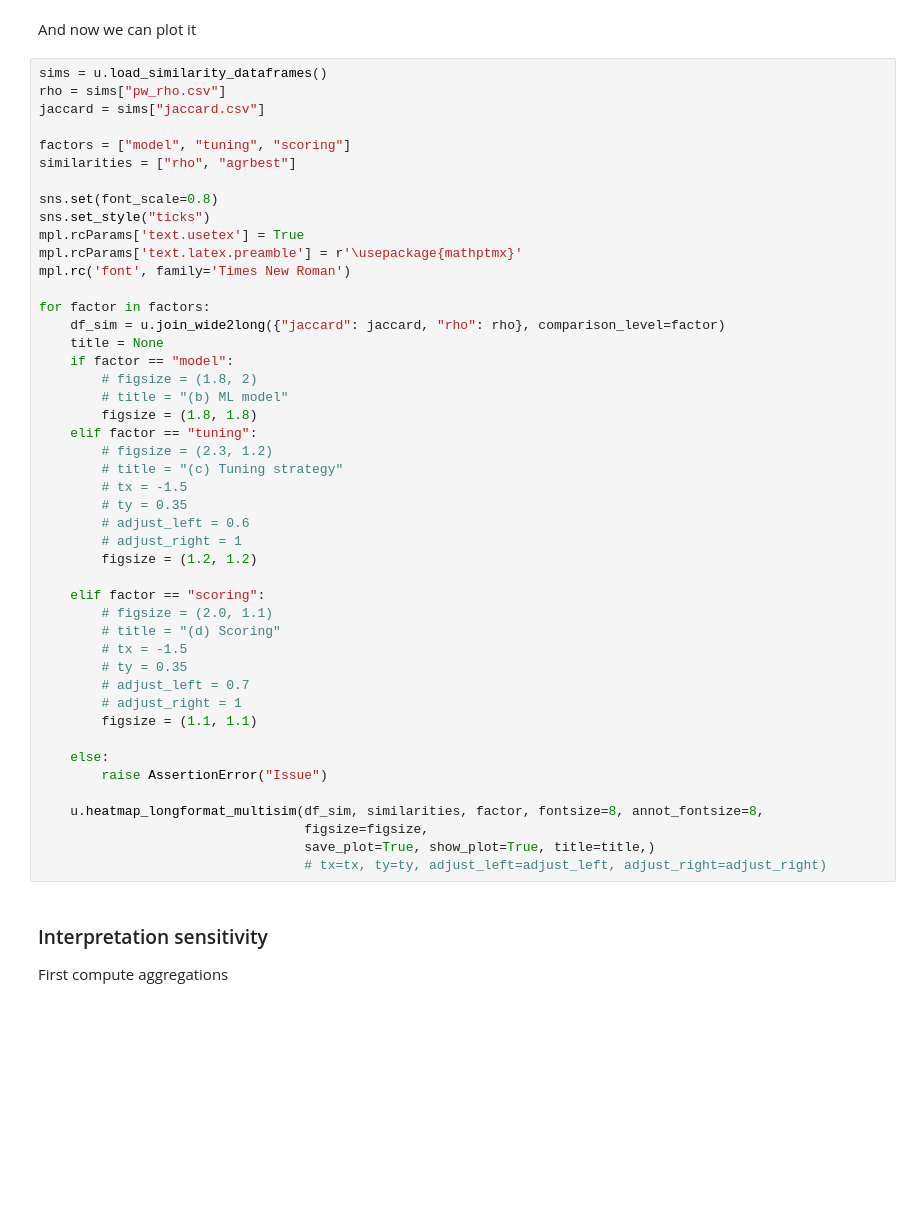
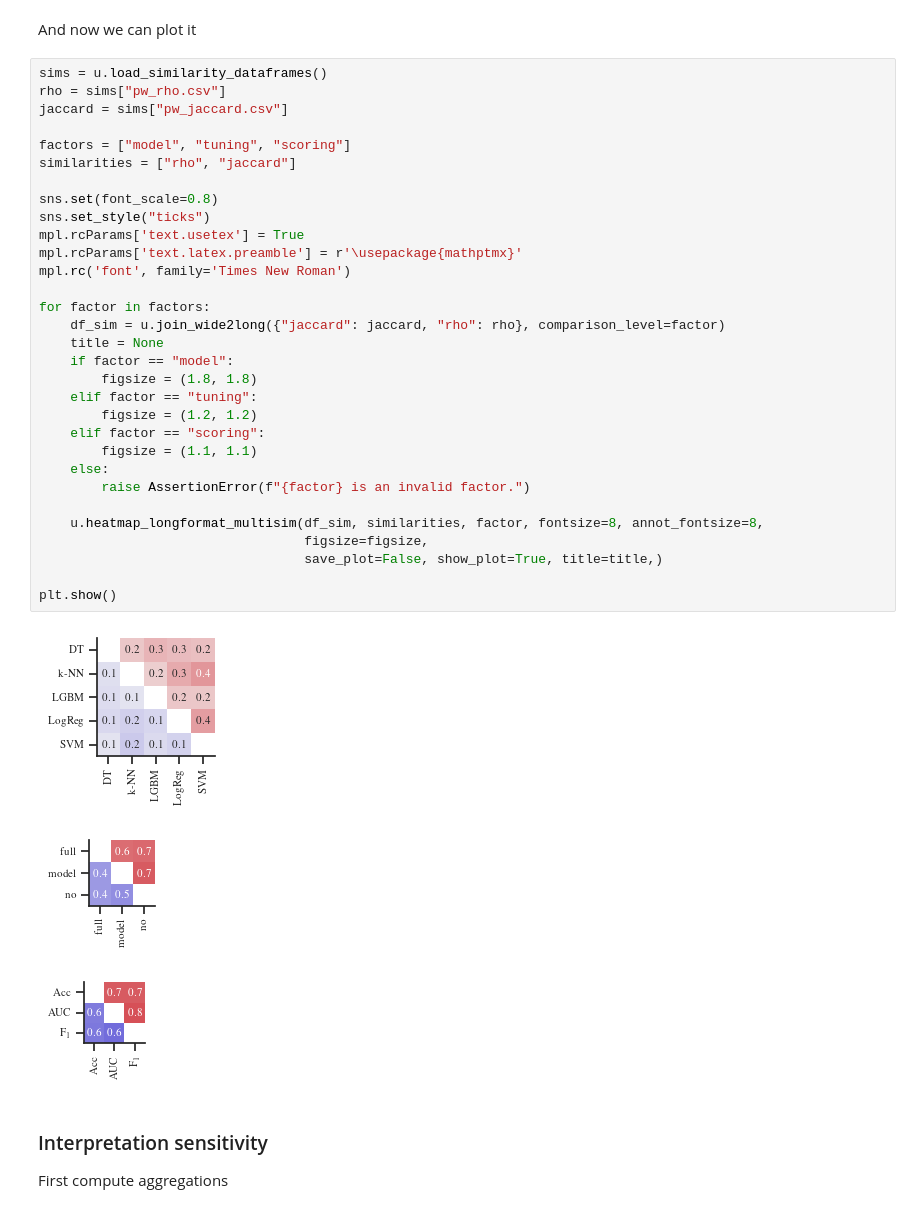
Before and after one commit to DrCohomology/EncoderBenchmarking, a Jupyter notebook: src/result_analysis.ipynb, the cells around one changed output. Saved outputs shown, nothing was run; the diff lists cells and outputs as text; blank space fills up the shorter version.

```diff
--- a/src/result_analysis.ipynb
+++ b/src/result_analysis.ipynb
@@ -44,49 +37,38 @@ And now we can plot it
 # %%
 sims = u.load_similarity_dataframes()
 rho = sims["pw_rho.csv"]
-jaccard = sims["jaccard.csv"]
+jaccard = sims["pw_jaccard.csv"]
 
 factors = ["model", "tuning", "scoring"]
-similarities = ["rho", "agrbest"]
+similarities = ["rho", "jaccard"]
 
 sns.set(font_scale=0.8)
 sns.set_style("ticks")
 mpl.rcParams['text.usetex'] = True
 mpl.rcParams['text.latex.preamble'] = r'\usepackage{mathptmx}'
 mpl.rc('font', family='Times New Roman')
 
 for factor in factors:
     df_sim = u.join_wide2long({"jaccard": jaccard, "rho": rho}, comparison_level=factor)
     title = None
     if factor == "model":
-        # figsize = (1.8, 2)
-        # title = "(b) ML model"
         figsize = (1.8, 1.8)
     elif factor == "tuning":
-        # figsize = (2.3, 1.2)
-        # title = "(c) Tuning strategy"
-        # tx = -1.5
-        # ty = 0.35
-        # adjust_left = 0.6
-        # adjust_right = 1
         figsize = (1.2, 1.2)
-
     elif factor == "scoring":
-        # figsize = (2.0, 1.1)
-        # title = "(d) Scoring"
-        # tx = -1.5
-        # ty = 0.35
-        # adjust_left = 0.7
-        # adjust_right = 1
         figsize = (1.1, 1.1)
-
     else:
-        raise AssertionError("Issue")
+        raise AssertionError(f"{factor} is an invalid factor.")
 
     u.heatmap_longformat_multisim(df_sim, similarities, factor, fontsize=8, annot_fontsize=8,
                                   figsize=figsize,
-                                  save_plot=True, show_plot=True, title=title,)
-                                  # tx=tx, ty=ty, adjust_left=adjust_left, adjust_right=adjust_right)
+                                  save_plot=False, show_plot=True, title=title,)
+
+plt.show()
+# %% [output]
+[figure, added]
+[figure, added]
+[figure, added]
 # %% [markdown]
 ### Interpretation sensitivity
 
```
Also changed, not shown: parts of 8 cells of this notebook, 7 other files.
